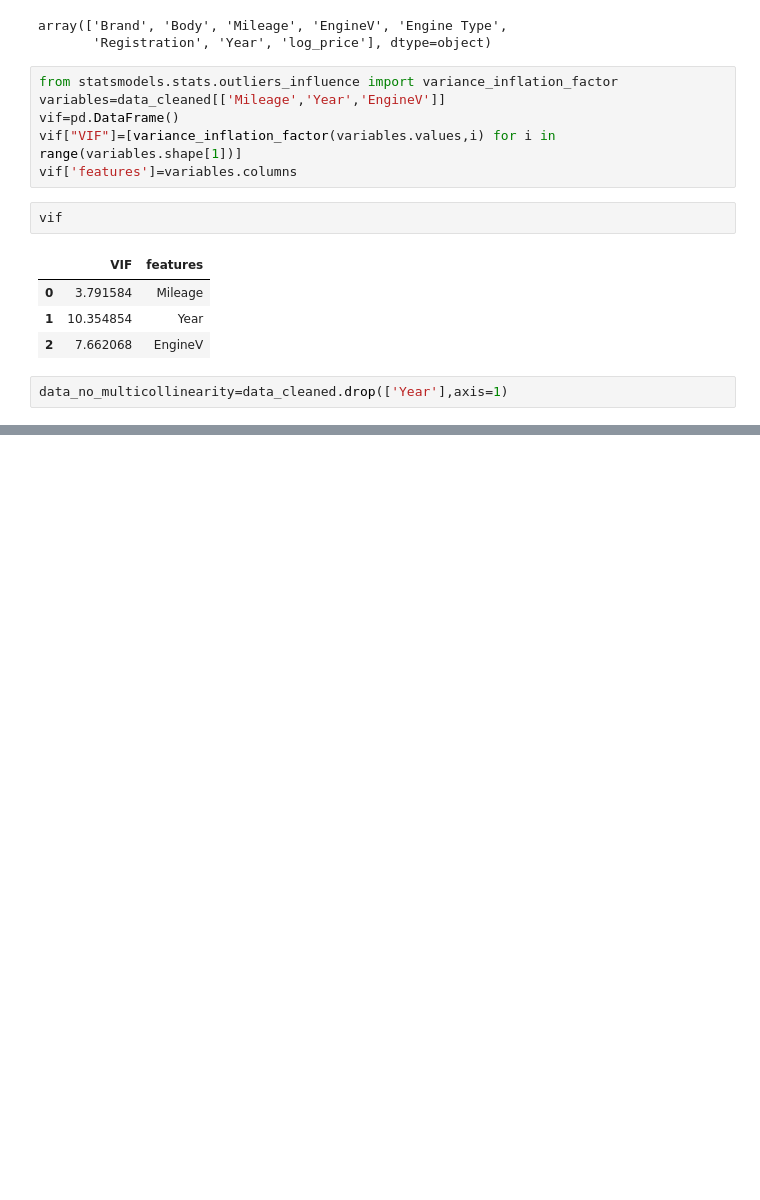
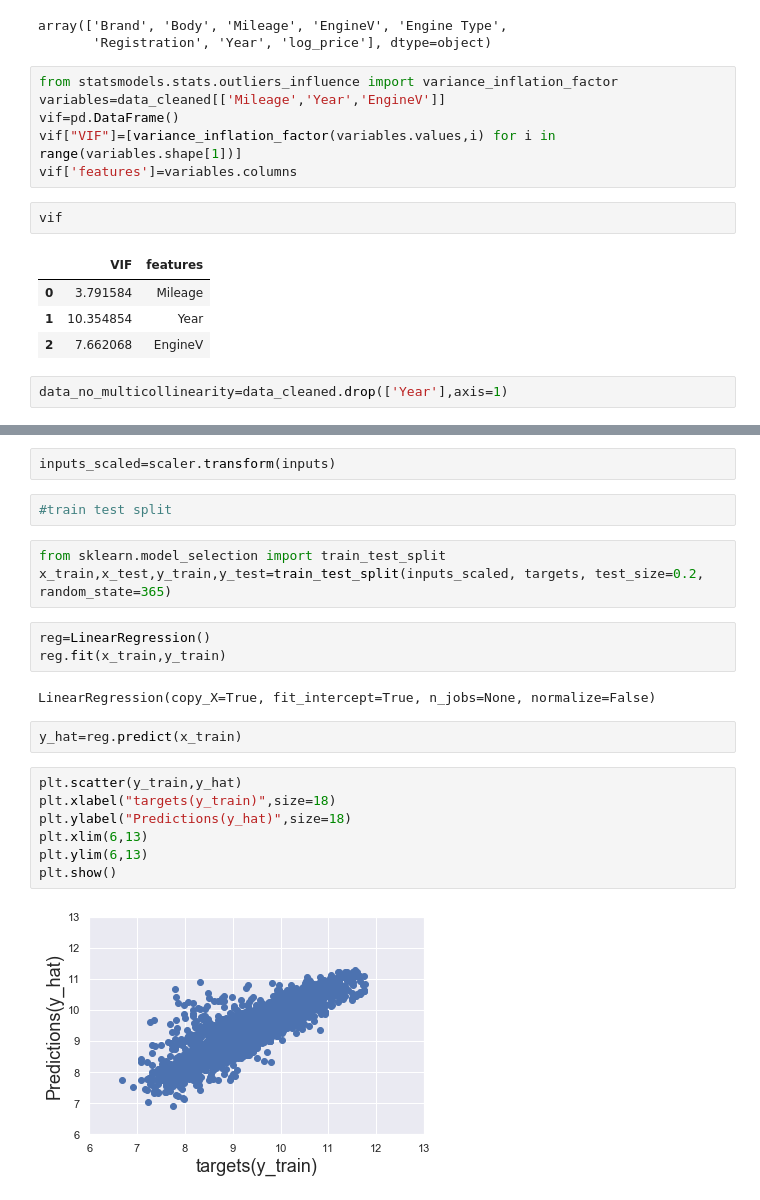
Before and after one commit to tanvitiwari17/DataScience, a Jupyter notebook: linear_reg/practical_eg.ipynb, the cells around one changed output, grey strips where cells are left out. Drawn from its saved outputs; the diff is of its cells as text; blank space fills up the shorter version.

```diff
--- a/linear_reg/practical_eg.ipynb
+++ b/linear_reg/practical_eg.ipynb
@@ -143,0 +407,23 @@ data_no_multicollinearity=data_cleaned.drop(['Year'],axis=1)
+# %%
+inputs_scaled=scaler.transform(inputs)
+# %%
+#train test split
+# %%
+from sklearn.model_selection import train_test_split
+x_train,x_test,y_train,y_test=train_test_split(inputs_scaled, targets, test_size=0.2, random_state=365)
+# %%
+reg=LinearRegression()
+reg.fit(x_train,y_train)
+# %% [output]
+LinearRegression(copy_X=True, fit_intercept=True, n_jobs=None, normalize=False)
+# %%
+y_hat=reg.predict(x_train)
+# %%
+plt.scatter(y_train,y_hat)
+plt.xlabel("targets(y_train)",size=18)
+plt.ylabel("Predictions(y_hat)",size=18)
+plt.xlim(6,13)
+plt.ylim(6,13)
+plt.show()
+# %% [output]
+[figure, added]
```
Also changed, not shown: parts of 51 cells of this notebook.
